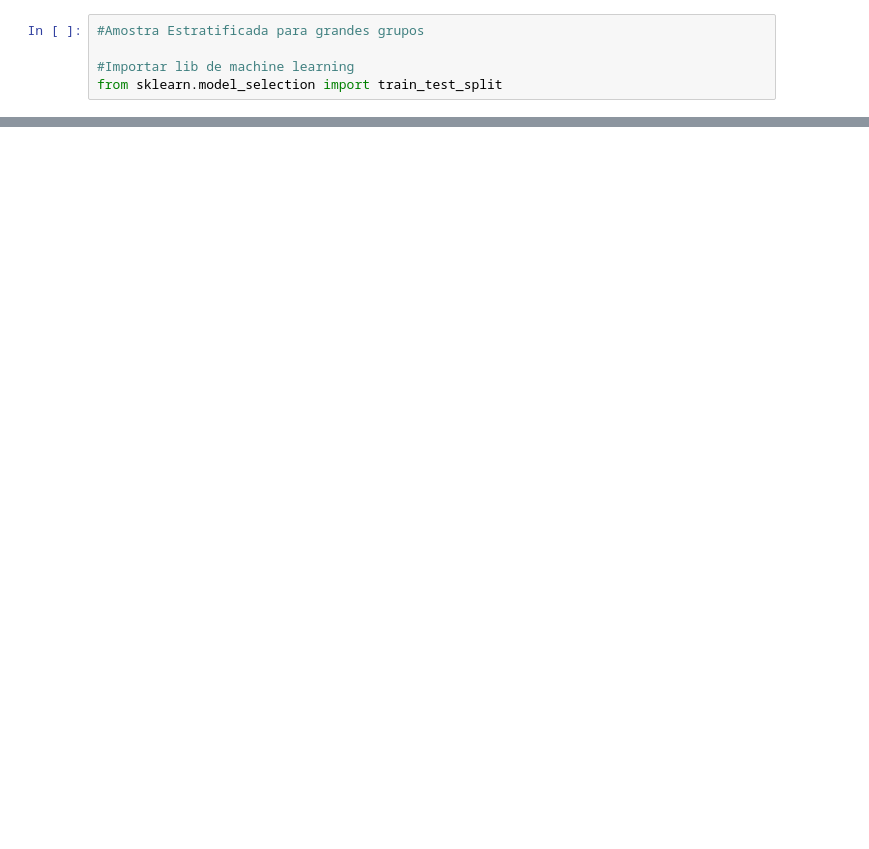
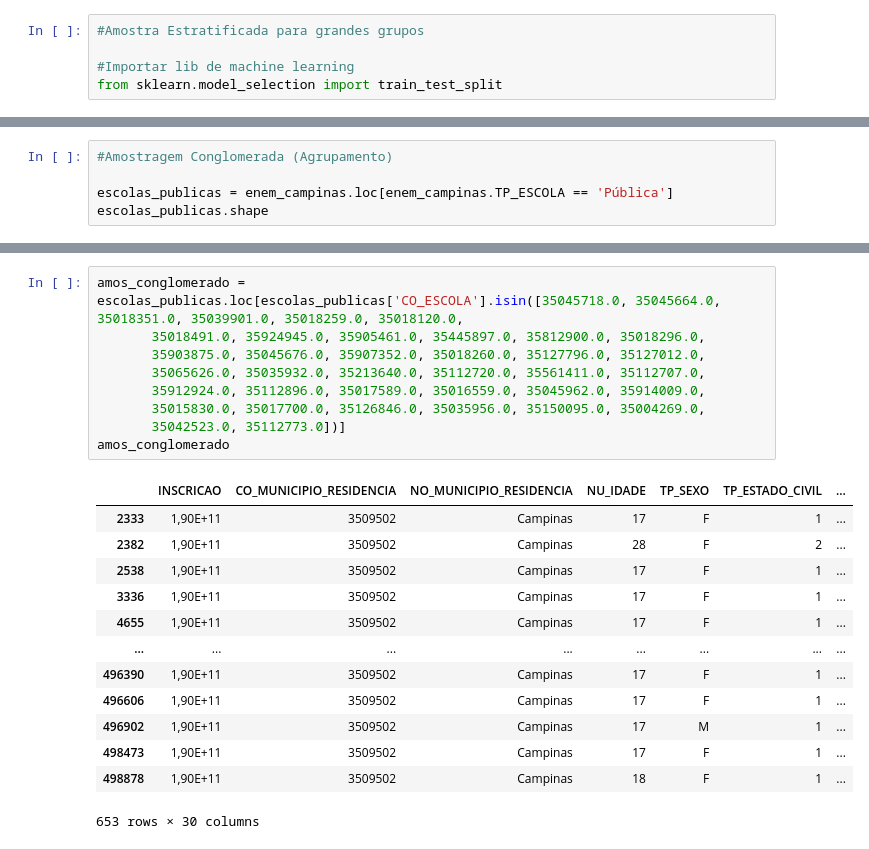
Before and after one commit to Rafael93rj/estudo-estatistico-enem, a Jupyter notebook: statistical-fundamentals.ipynb, the cells around one changed output, grey strips where cells are left out. Drawn from its saved outputs; the diff is of its cells as text; blank space fills up the shorter version.

Commit message:
amos_conglomerada

```diff
--- a/statistical-fundamentals.ipynb
+++ b/statistical-fundamentals.ipynb
@@ -191 +192,6 @@ amos_estra_camp
 2640 rows × 30 columns
+# %%
+#Amostragem Conglomerada (Agrupamento)
+
+escolas_publicas = enem_campinas.loc[enem_campinas.TP_ESCOLA == 'Pública']
+escolas_publicas.shape
@@ -191,0 +245,23 @@ amos_estra_camp
+# %%
+amos_conglomerado = escolas_publicas.loc[escolas_publicas['CO_ESCOLA'].isin([35045718.0, 35045664.0, 35018351.0, 35039901.0, 35018259.0, 35018120.0,
+       35018491.0, 35924945.0, 35905461.0, 35445897.0, 35812900.0, 35018296.0,
+       35903875.0, 35045676.0, 35907352.0, 35018260.0, 35127796.0, 35127012.0,
+       35065626.0, 35035932.0, 35213640.0, 35112720.0, 35561411.0, 35112707.0,
+       35912924.0, 35112896.0, 35017589.0, 35016559.0, 35045962.0, 35914009.0,
+       35015830.0, 35017700.0, 35126846.0, 35035956.0, 35150095.0, 35004269.0,
+       35042523.0, 35112773.0])]
+amos_conglomerado
+# %% [output]
+|  | INSCRICAO | CO_MUNICIPIO_RESIDENCIA | NO_MUNICIPIO_RESIDENCIA | NU_IDADE | TP_SEXO | TP_ESTADO_CIVIL | ... |
+| 2333 | 1,90E+11 | 3509502 | Campinas | 17 | F | 1 | ... |
+| 2382 | 1,90E+11 | 3509502 | Campinas | 28 | F | 2 | ... |
+| 2538 | 1,90E+11 | 3509502 | Campinas | 17 | F | 1 | ... |
+| 3336 | 1,90E+11 | 3509502 | Campinas | 17 | F | 1 | ... |
+| 4655 | 1,90E+11 | 3509502 | Campinas | 17 | F | 1 | ... |
+| ... | ... | ... | ... | ... | ... | ... | ... |
+| 496390 | 1,90E+11 | 3509502 | Campinas | 17 | F | 1 | ... |
+| 496606 | 1,90E+11 | 3509502 | Campinas | 17 | F | 1 | ... |
+| 496902 | 1,90E+11 | 3509502 | Campinas | 17 | M | 1 | ... |
+| 498473 | 1,90E+11 | 3509502 | Campinas | 17 | F | 1 | ... |
+| 498878 | 1,90E+11 | 3509502 | Campinas | 18 | F | 1 | ... |
+653 rows × 30 columns
```
Also changed, not shown: parts of 8 cells of this notebook.
